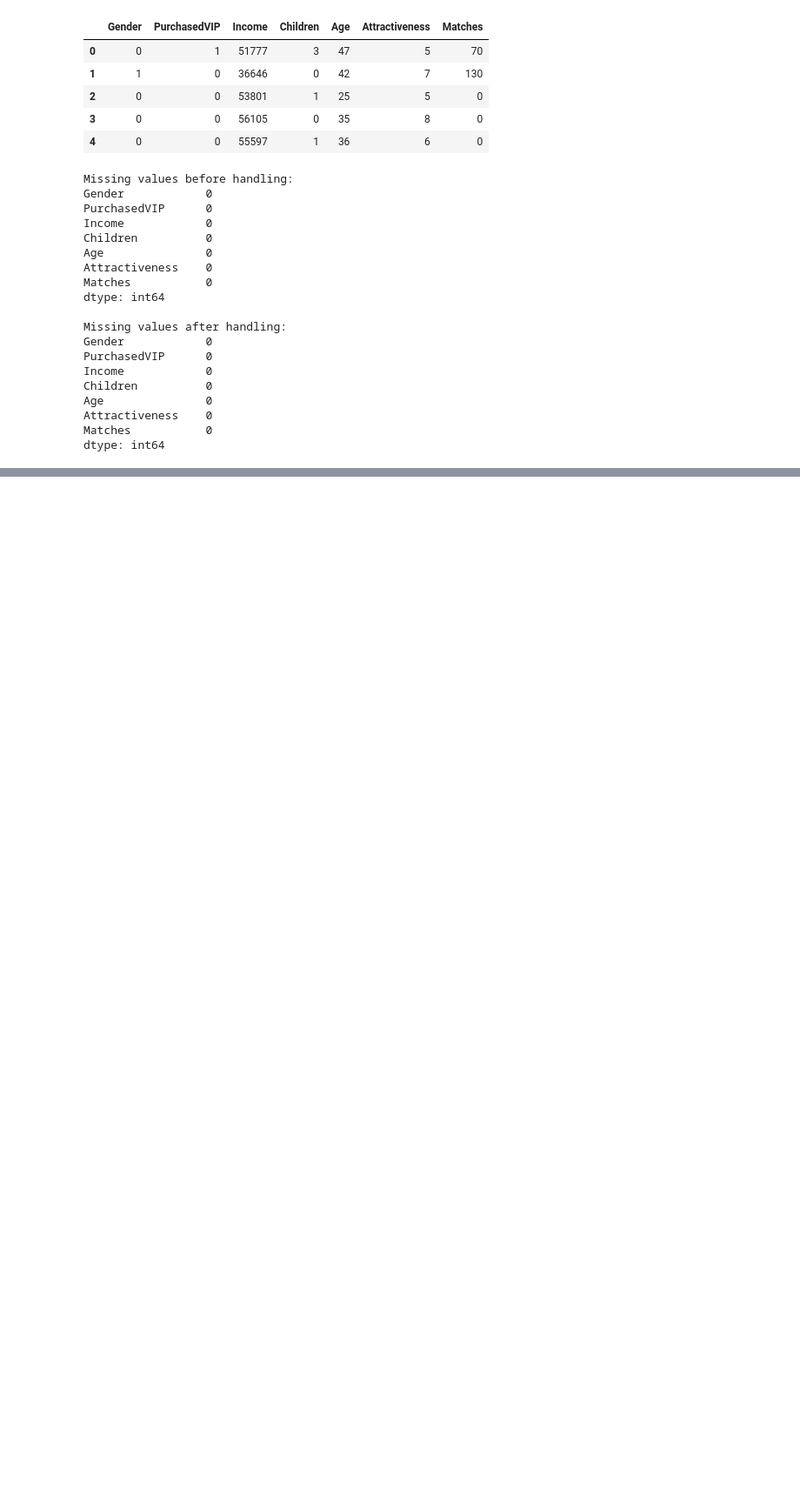
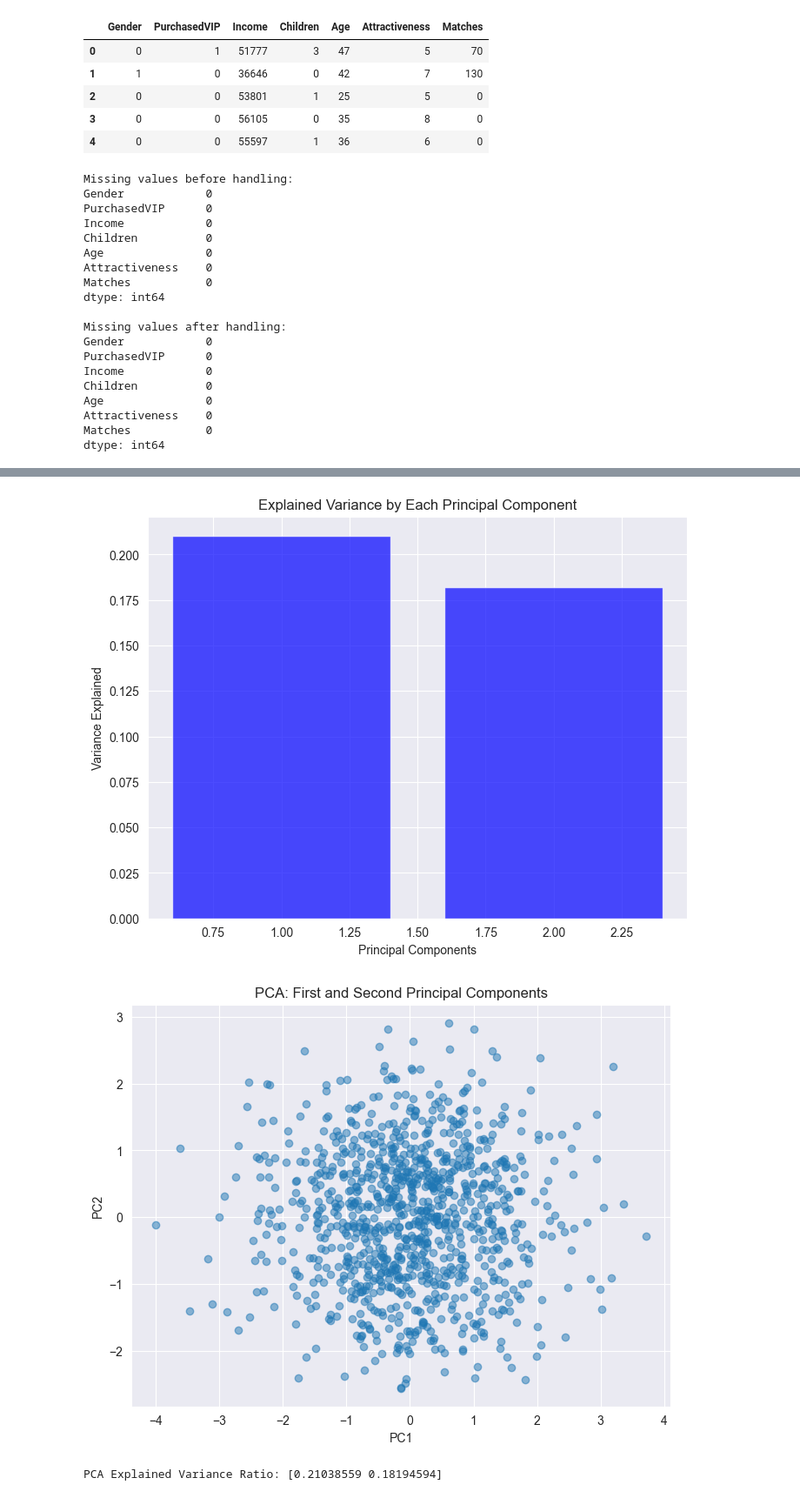
Before and after one commit to It24101672/2025-Y2-S1-MLB-B7G1-05-PG-125-, a Jupyter notebook: notebooks/2025_Y2_S1_MLB_B7G1_05_(PG_–_125).ipynb, the cells around one changed output, grey strips where cells are left out. Shown: that part at 87% size. Drawn from its saved outputs; the diff is of its cells as text; code cells hidden in the pictures; blank space fills up the shorter version.

```diff
--- a/notebooks/2025_Y2_S1_MLB_B7G1_05_(PG_–_125).ipynb
+++ b/notebooks/2025_Y2_S1_MLB_B7G1_05_(PG_–_125).ipynb
@@ -126,3 +161,7 @@ plt.show()
+# %%
+# Handle Missing Data (none expected, but imputer as best practice)
+imputer = SimpleImputer(strategy='mean')
+data = pd.DataFrame(imputer.fit_transform(data), columns=data.columns)
 # %%
 # Calculate Q1 (25th percentile) and Q3 (75th percentile)
 Q1 = df['Age'].quantile(0.25)
@@ -167,3 +206,12 @@ plt.show()
+# %%
+# Normalization / Scaling
+scaler = StandardScaler()
+features_to_scale = ['Income', 'Children', 'Age', 'Attractiveness']
+data[features_to_scale] = scaler.fit_transform(data[features_to_scale])
+
+# Save scaler for app.py
+with open('scaler.pickle', 'wb') as f:
+    pickle.dump(scaler, f)
 # %%
 # Min-Max Scaling
 scaler = MinMaxScaler()
@@ -264,0 +313,4 @@ plt.show()
+# %%
+# Feature Engineering
+data['Age_Attract'] = data['Age'] * data['Attractiveness']
+data['Income_VIP'] = data['Income'] * data['PurchasedVIP']
@@ -264,0 +407,28 @@ plt.show()
+# %%
+# Dimensionality Reduction: PCA
+numerical_columns = ['Income', 'Children', 'Age', 'Attractiveness']
+pca = PCA(n_components=2)
+pca_features = pca.fit_transform(data.drop('Matches', axis=1))
+pca_df = pd.DataFrame(pca_features, columns=['PC1', 'PC2'])
+pca_df['Matches'] = data['Matches'].values
+# Visualize the explained variance ratio to see how much variance each component explains
+plt.figure(figsize=(8, 6))
+plt.bar(range(1, len(pca.explained_variance_ratio_) + 1), pca.explained_variance_ratio_, alpha=0.7, color='blue')
+plt.xlabel('Principal Components')
+plt.ylabel('Variance Explained')
+plt.title('Explained Variance by Each Principal Component')
+plt.show()
+
+# Visualizing the first two principal components
+plt.figure(figsize=(8, 6))
+plt.scatter(pca_df['PC1'], pca_df['PC2'], alpha=0.5)
+plt.xlabel('PC1')
+plt.ylabel('PC2')
+plt.title('PCA: First and Second Principal Components')
+plt.show()
+
+print("\nPCA Explained Variance Ratio:", pca.explained_variance_ratio_)
+# %% [output]
+[figure, added]
+[figure, added]
+PCA Explained Variance Ratio: [0.21038559 0.18194594]
```
Also changed, not shown: parts of 24 cells of this notebook, 7 other files.
